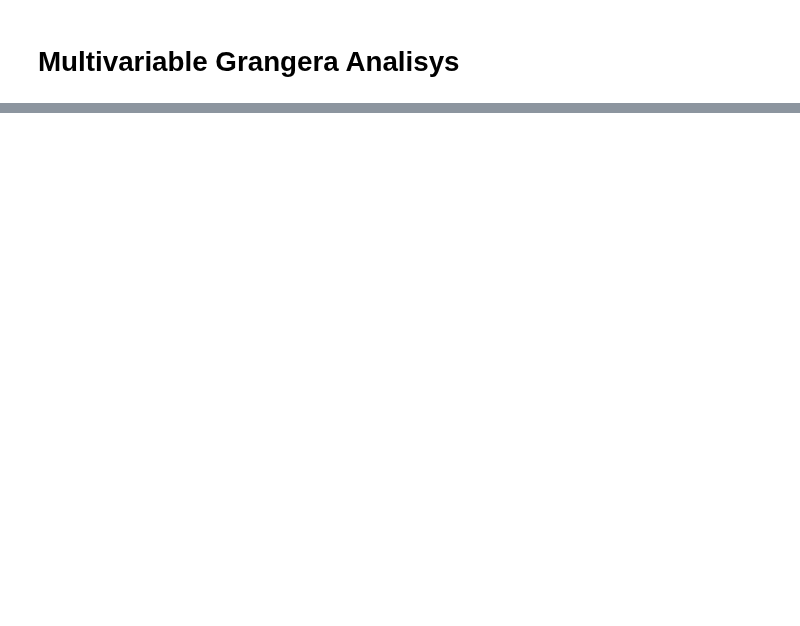
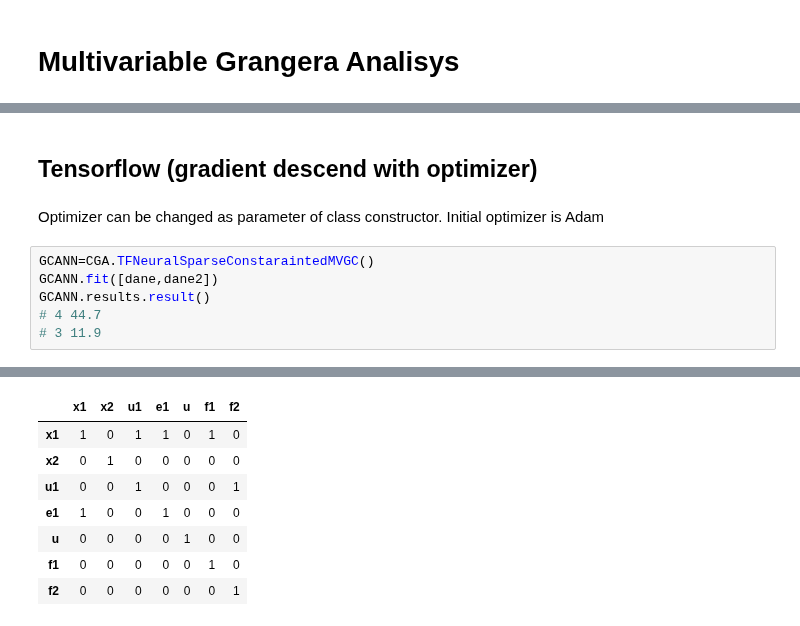
Before and after one commit to Smoldersob/EnhancedGrangerCausalAnalysis, a Jupyter notebook: example/PID_reg.ipynb, the cells around one changed output, grey strips where cells are left out. Cells and saved outputs as stored; diff of their text form; blank space fills up the shorter version.

```diff
--- a/example/PID_reg.ipynb
+++ b/example/PID_reg.ipynb
@@ -231,0 +70,11 @@ AttributeError: module 'complex_granger_analisys.src.complex_granger_analisys' h
+# %% [markdown]
+## Tensorflow (gradient descend with optimizer)
+# %% [markdown]
+Optimizer can be changed as parameter of class constructor. Initial optimizer is Adam
+# %%
+GCANN=CGA.TFNeuralSparseConstaraintedMVGC()
+GCANN.fit([dane,dane2])
+GCANN.results.result()
+# 4 44.7
+# 3 11.9
+# %% [output]
@@ -231,0 +100,8 @@ AttributeError: module 'complex_granger_analisys.src.complex_granger_analisys' h
+|  | x1 | x2 | u1 | e1 | u | f1 | f2 |
+| x1 | 1 | 0 | 1 | 1 | 0 | 1 | 0 |
+| x2 | 0 | 1 | 0 | 0 | 0 | 0 | 0 |
+| u1 | 0 | 0 | 1 | 0 | 0 | 0 | 1 |
+| e1 | 1 | 0 | 0 | 1 | 0 | 0 | 0 |
+| u | 0 | 0 | 0 | 0 | 1 | 0 | 0 |
+| f1 | 0 | 0 | 0 | 0 | 0 | 1 | 0 |
+| f2 | 0 | 0 | 0 | 0 | 0 | 0 | 1 |
```
Also changed, not shown: parts of 70 cells of this notebook.
